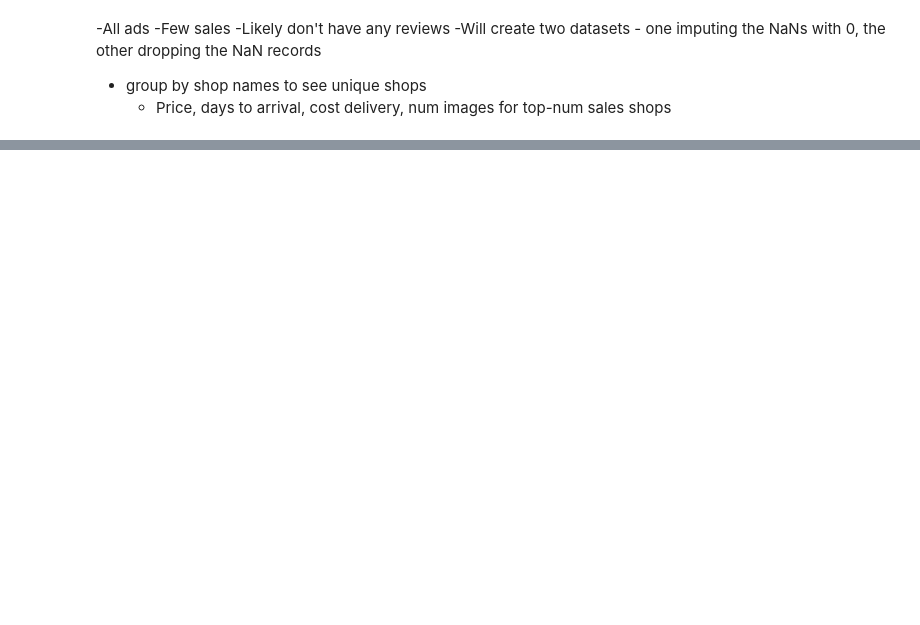
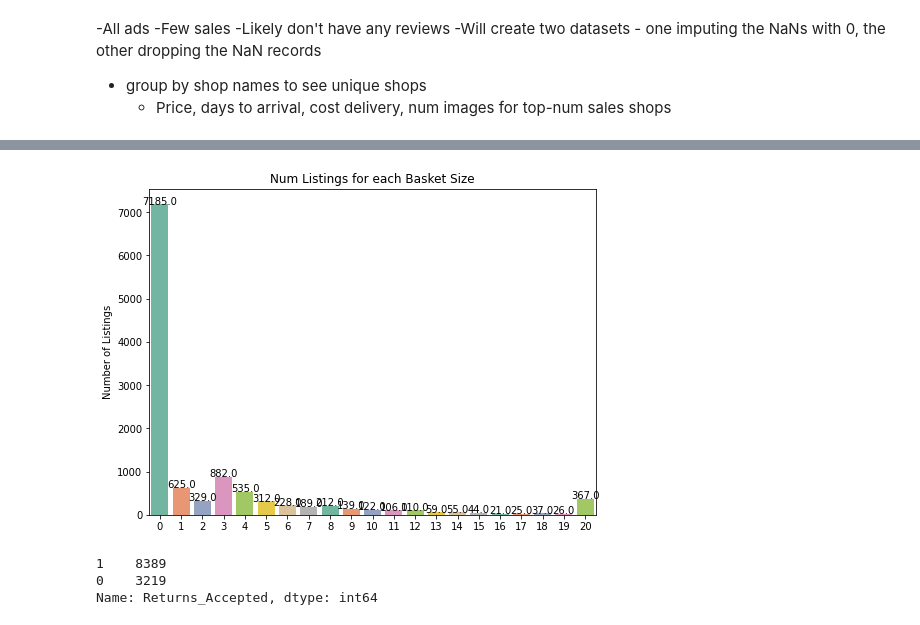
Before and after one commit to anastasiabizyayeva/Price_Etsymator, a Jupyter notebook: 01_EDA.ipynb, the cells around one changed output, grey strips where cells are left out. Saved outputs shown, nothing was run; the diff lists cells and outputs as text; code cells hidden in the pictures; blank space fills up the shorter version.

```diff
--- a/01_EDA.ipynb
+++ b/01_EDA.ipynb
@@ -184,0 +299,15 @@ df.groupby('Num_Sales').sort_values(ascending=False)
+# %%
+figure(figsize=(8, 6))
+xticks_basket = [0,1,2,3,4,5,6,7,8,9,10,11,12,13,14,15,16,17,18,19,20]
+df_basket = df['Num_Basket'].value_counts()
+plot_bar(df_basket.index, df_basket.values, 'Num Listings for each Basket Size', xticks_basket)
+
+plt.show()
+# %% [output]
+[figure, added]
+# %%
+df['Returns_Accepted'].value_counts()
+# %% [output]
+1    8389
+0    3219
+Name: Returns_Accepted, dtype: int64
```
Also changed, not shown: parts of 18 cells of this notebook.
